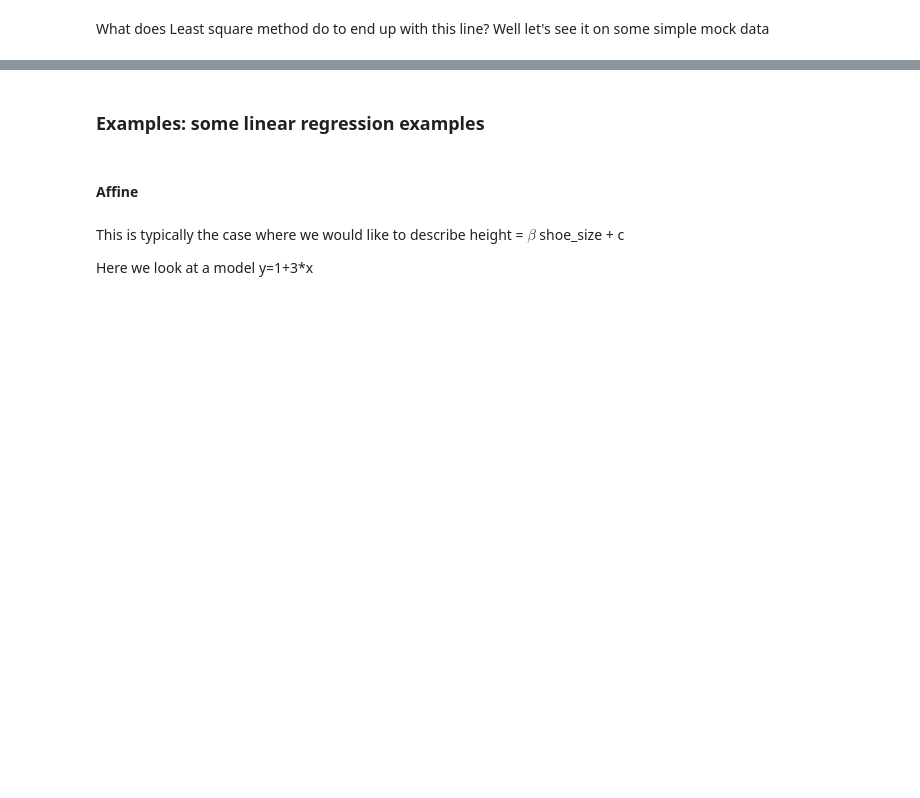
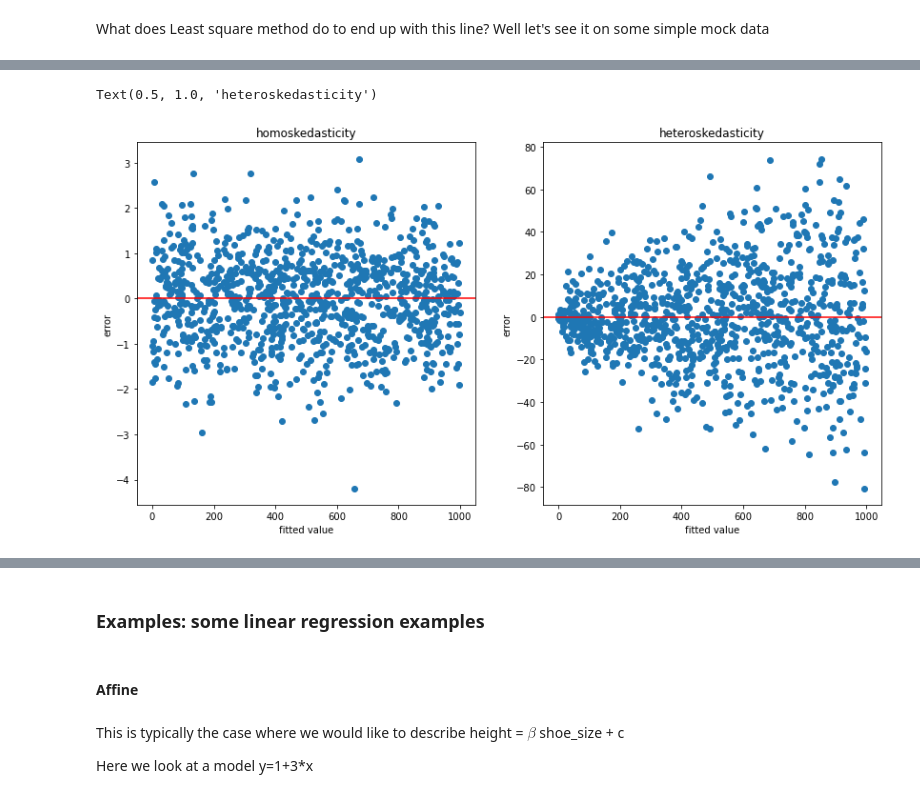
Before and after one commit to sib-swiss/introduction-to-statistics-with-python-training, a Jupyter notebook: 04_correlation_and_regression.ipynb, the cells around one changed output, grey strips where cells are left out. Drawn from its saved outputs; the diff is of its cells as text; code cells hidden in the pictures; blank space fills up the shorter version.

```diff
--- a/04_correlation_and_regression.ipynb
+++ b/04_correlation_and_regression.ipynb
@@ -577,0 +509,23 @@ $$R^2_a=1-\frac{n-1}{n-p}(1-R^2)$$, with $p$ the number of covariables and $n$ t
+# %%
+x = np.random.random(1000)*1000
+y_homo = x + np.random.randn(*x.shape)
+y_hete = np.random.poisson(lam=x)
+
+y_error_homo = y_homo - x
+y_error_hete = y_hete - x
+
+fig,ax = plt.subplots(1,2,figsize=(14,7))
+ax[0].scatter(x,y_error_homo)
+ax[0].axhline(y=0,color='red')
+ax[0].set_xlabel("fitted value")
+ax[0].set_ylabel("error")
+ax[0].set_title("homoskedasticity")
+
+ax[1].scatter(x,y_error_hete)
+ax[1].axhline(y=0,color='red')
+ax[1].set_xlabel("fitted value")
+ax[1].set_ylabel("error")
+ax[1].set_title("heteroskedasticity")
+# %% [output]
+Text(0.5, 1.0, 'heteroskedasticity')
+[figure, added]
```
Also changed, not shown: parts of 56 cells of this notebook, 1 other file.
